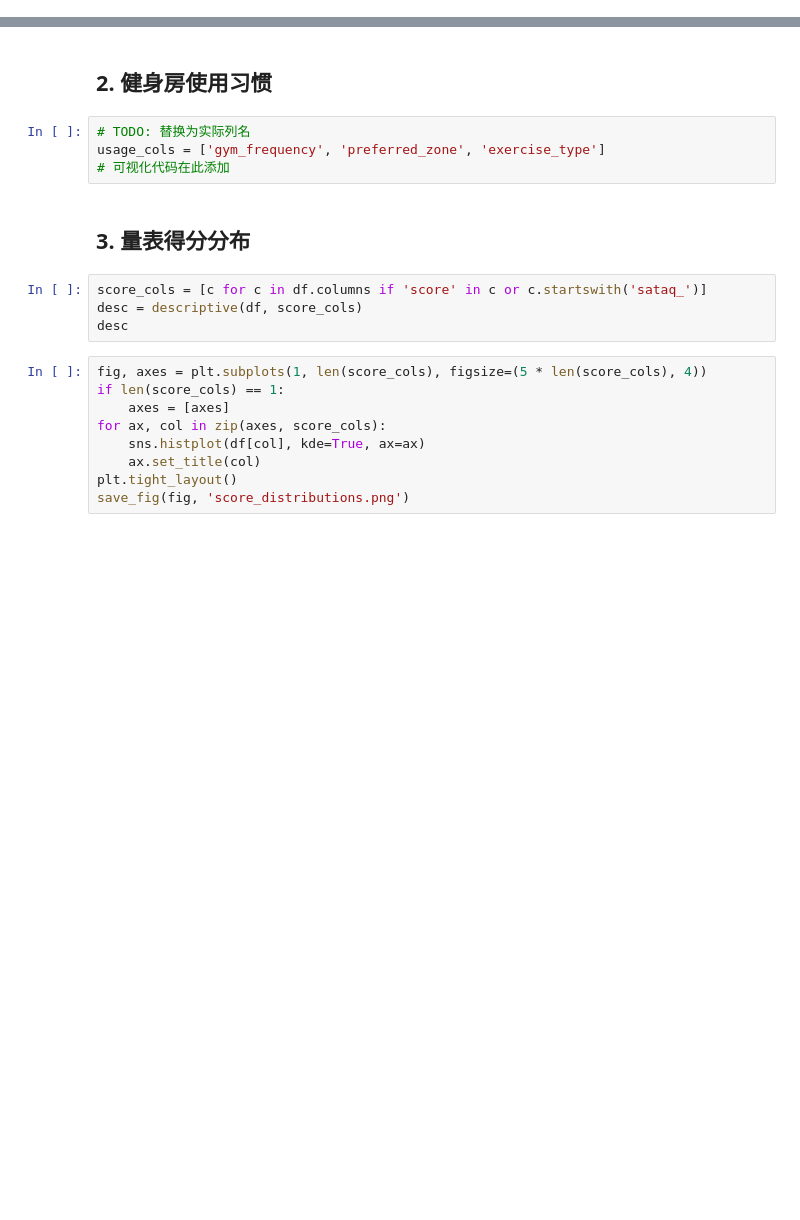
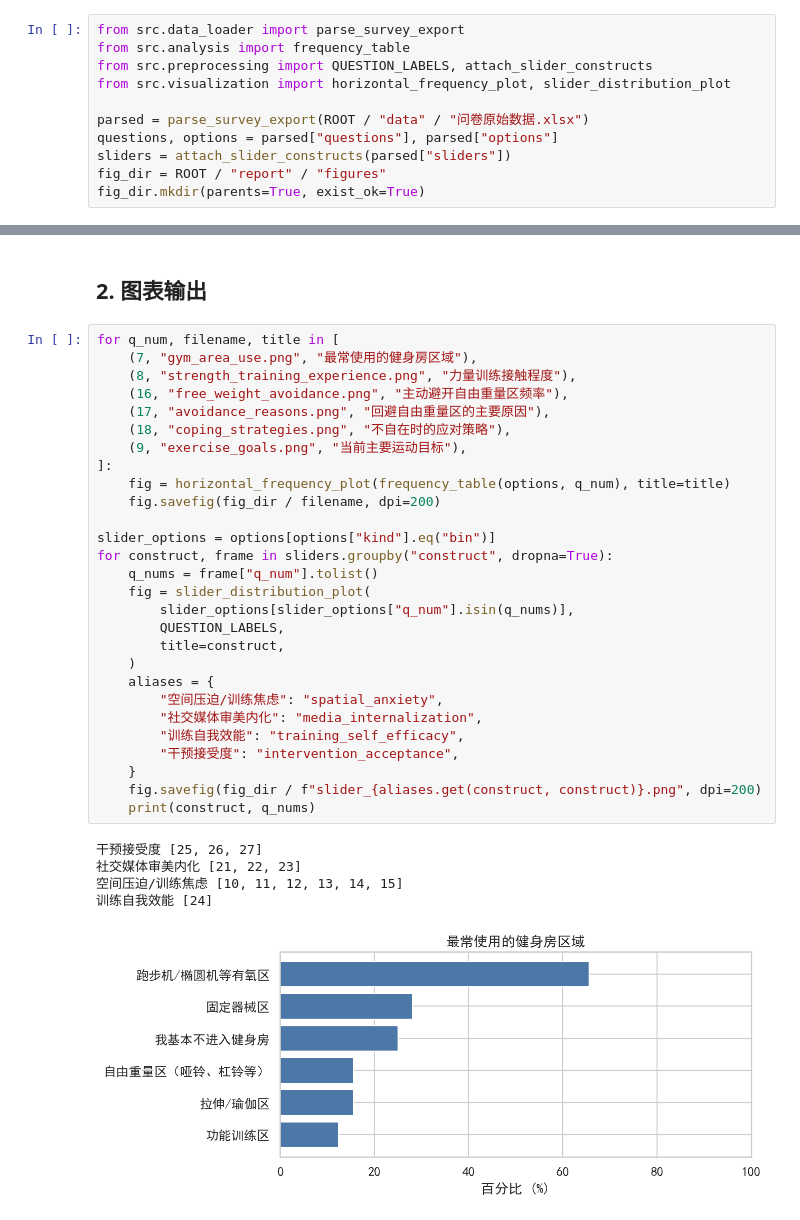
Before and after one commit to pheonix2006/ucug1808-gendered-gym-space, a Jupyter notebook: notebooks/03_descriptive_statistics.ipynb, the cells around one changed output, grey strips where cells are left out. Saved outputs shown, nothing was run; the diff lists cells and outputs as text; blank space fills up the shorter version.

Commit message:
Implement real data analysis pipeline

```diff
--- a/notebooks/03_descriptive_statistics.ipynb
+++ b/notebooks/03_descriptive_statistics.ipynb
@@ -17 +14,12 @@ print(f'N = {len(df)}')
+# %%
+from src.data_loader import parse_survey_export
+from src.analysis import frequency_table
+from src.preprocessing import QUESTION_LABELS, attach_slider_constructs
+from src.visualization import horizontal_frequency_plot, slider_distribution_plot
+
+parsed = parse_survey_export(ROOT / "data" / "问卷原始数据.xlsx")
+questions, options = parsed["questions"], parsed["options"]
+sliders = attach_slider_constructs(parsed["sliders"])
+fig_dir = ROOT / "report" / "figures"
+fig_dir.mkdir(parents=True, exist_ok=True)
 # %% [markdown]
@@ -26,21 +80,36 @@ for col in demo_cols:
 # %% [markdown]
-## 2. 健身房使用习惯
+## 2. 图表输出
-# %%
-# TODO: 替换为实际列名
-usage_cols = ['gym_frequency', 'preferred_zone', 'exercise_type']
-# 可视化代码在此添加
-# %% [markdown]
-## 3. 量表得分分布
-# %%
-score_cols = [c for c in df.columns if 'score' in c or c.startswith('sataq_')]
-desc = descriptive(df, score_cols)
-desc
-# %%
-fig, axes = plt.subplots(1, len(score_cols), figsize=(5 * len(score_cols), 4))
-if len(score_cols) == 1:
-    axes = [axes]
-for ax, col in zip(axes, score_cols):
-    sns.histplot(df[col], kde=True, ax=ax)
-    ax.set_title(col)
-plt.tight_layout()
-save_fig(fig, 'score_distributions.png')
+# %%
+for q_num, filename, title in [
+    (7, "gym_area_use.png", "最常使用的健身房区域"),
+    (8, "strength_training_experience.png", "力量训练接触程度"),
+    (16, "free_weight_avoidance.png", "主动避开自由重量区频率"),
+    (17, "avoidance_reasons.png", "回避自由重量区的主要原因"),
+    (18, "coping_strategies.png", "不自在时的应对策略"),
+    (9, "exercise_goals.png", "当前主要运动目标"),
+]:
+    fig = horizontal_frequency_plot(frequency_table(options, q_num), title=title)
+    fig.savefig(fig_dir / filename, dpi=200)
+
+slider_options = options[options["kind"].eq("bin")]
+for construct, frame in sliders.groupby("construct", dropna=True):
+    q_nums = frame["q_num"].tolist()
+    fig = slider_distribution_plot(
+        slider_options[slider_options["q_num"].isin(q_nums)],
+        QUESTION_LABELS,
+        title=construct,
+    )
+    aliases = {
+        "空间压迫/训练焦虑": "spatial_anxiety",
+        "社交媒体审美内化": "media_internalization",
+        "训练自我效能": "training_self_efficacy",
+        "干预接受度": "intervention_acceptance",
+    }
+    fig.savefig(fig_dir / f"slider_{aliases.get(construct, construct)}.png", dpi=200)
+    print(construct, q_nums)
+# %% [output]
+干预接受度 [25, 26, 27]
+社交媒体审美内化 [21, 22, 23]
+空间压迫/训练焦虑 [10, 11, 12, 13, 14, 15]
+训练自我效能 [24]
+[figure, added]
```
Also changed, not shown: parts of 8 cells of this notebook, 30 other files.
